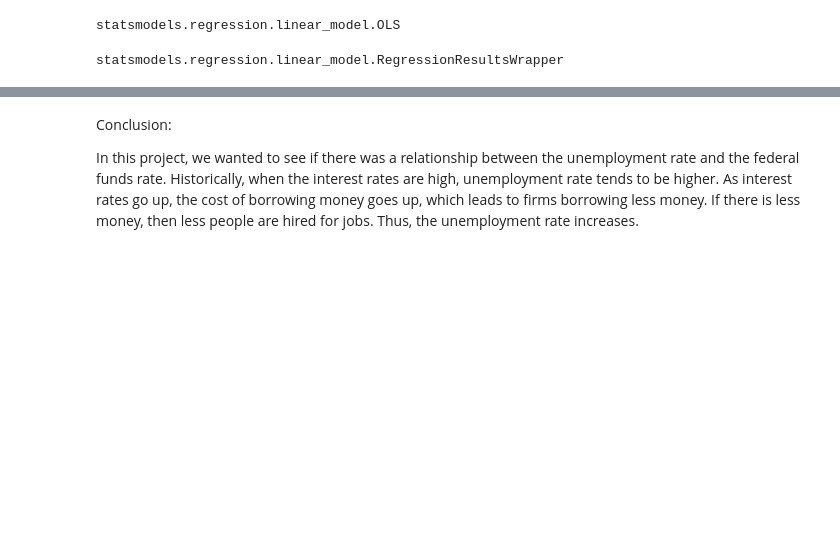
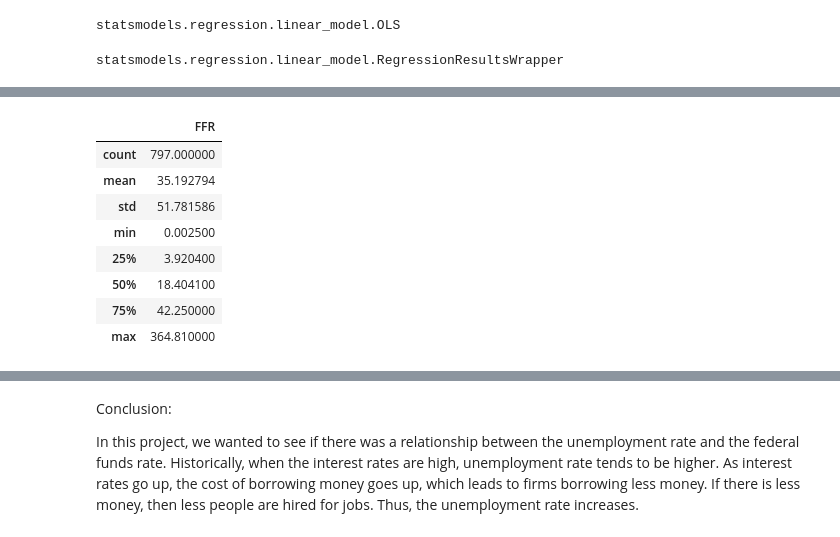
Before and after one commit to doctorkdo/Econ-149-Project, a Jupyter notebook: Econ 149 Project Final.ipynb, the cells around one changed output, grey strips where cells are left out. Saved outputs shown, nothing was run; the diff lists cells and outputs as text; code cells hidden in the pictures; blank space fills up the shorter version.

```diff
--- a/Econ 149 Project Final.ipynb
+++ b/Econ 149 Project Final.ipynb
@@ -203,0 +225,12 @@ Warnings:
+# %%
+data_r_sq.describe()
+# %% [output]
+|  | FFR |
+| count | 797.000000 |
+| mean | 35.192794 |
+| std | 51.781586 |
+| min | 0.002500 |
+| 25% | 3.920400 |
+| 50% | 18.404100 |
+| 75% | 42.250000 |
+| max | 364.810000 |
```
Also changed, not shown: parts of 11 cells of this notebook, 1 other file.
